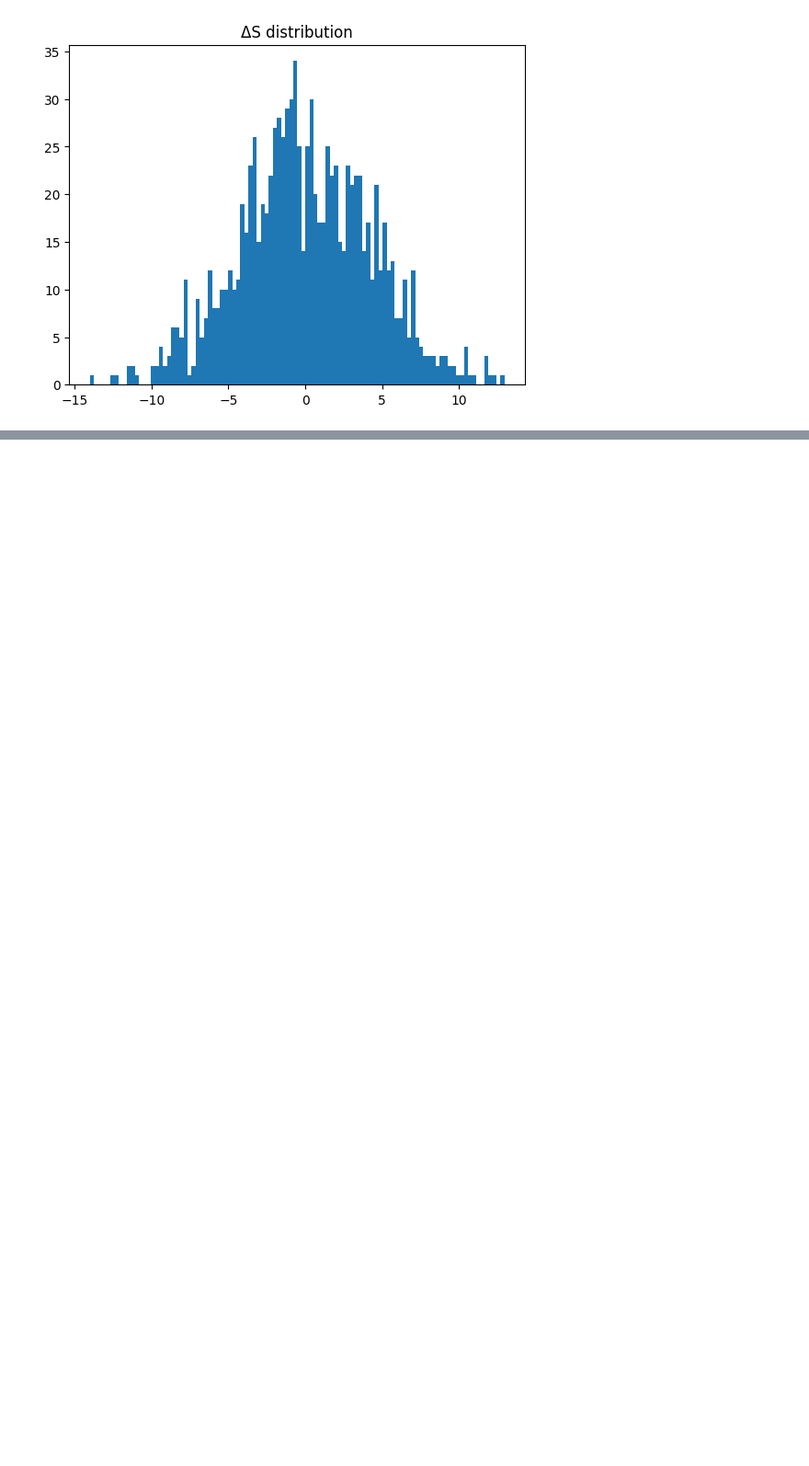
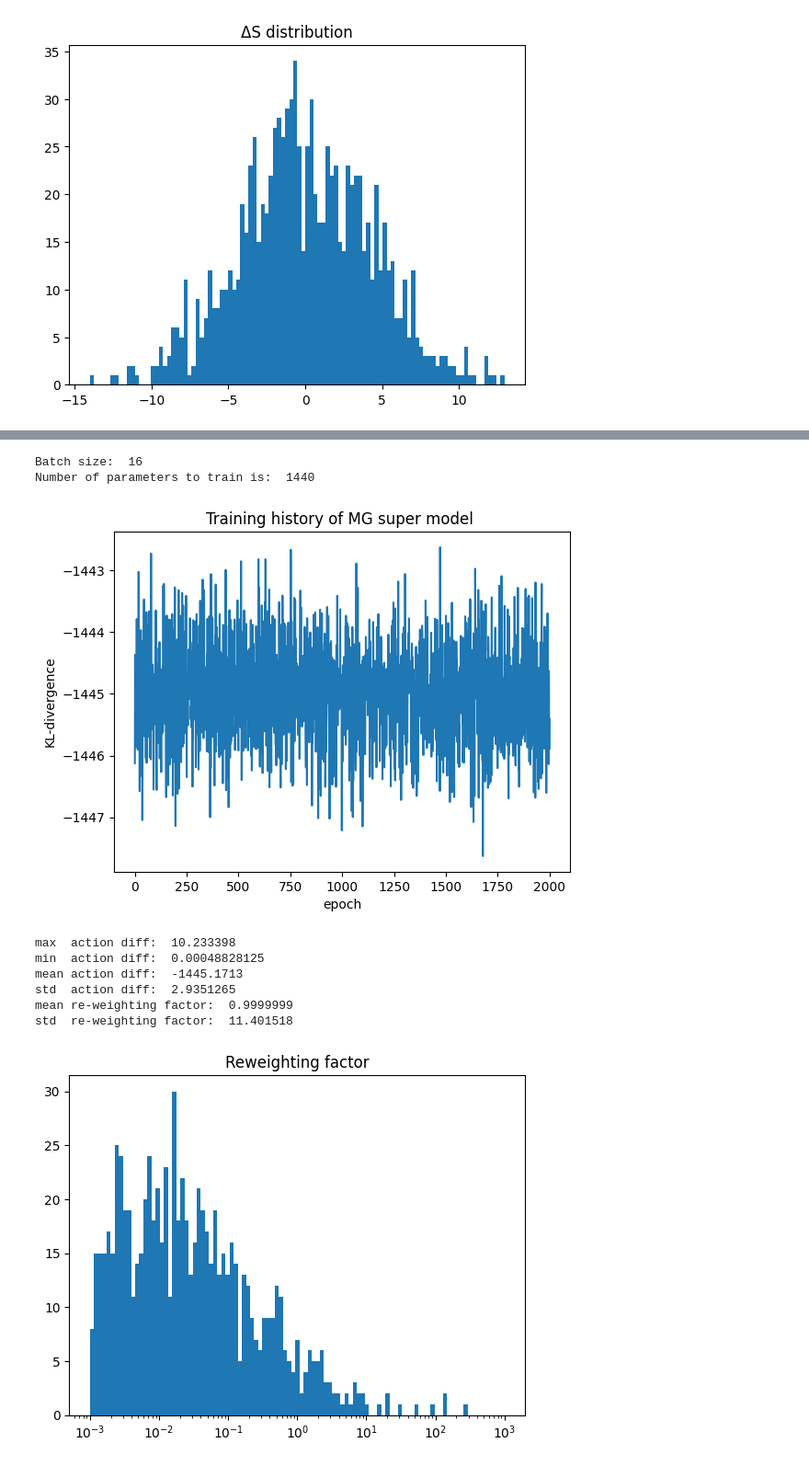
Before and after one commit to orginos/torchQFT, a Jupyter notebook: stacked_mg.ipynb, the cells around one changed output, grey strips where cells are left out. Shown at 92% size. Drawn from its saved outputs; the diff is of its cells as text; code cells hidden in the pictures; blank space fills up the shorter version.

```diff
--- a/stacked_mg.ipynb
+++ b/stacked_mg.ipynb
@@ -513,0 +618,19 @@ validate(1024,sm3)
+# %%
+loss_hist = []
+for b in [16]:
+    print("Batch size: ",b)
+    ll=trainSM( sm4,levels=[], epochs=2000,batch_size=b,super_batch_size=1)
+    loss_hist.extend(ll)
+plot_loss(loss_hist)
+validate(1024,sm4)
+# %% [output]
+Batch size:  16
+Number of parameters to train is:  1440
+[figure, added]
+max  action diff:  10.233398
+min  action diff:  0.00048828125
+mean action diff:  -1445.1713
+std  action diff:  2.9351265
+mean re-weighting factor:  0.9999999
+std  re-weighting factor:  11.401518
+[figure, added]
```
Also changed, not shown: parts of 13 cells of this notebook, 2 other files.
